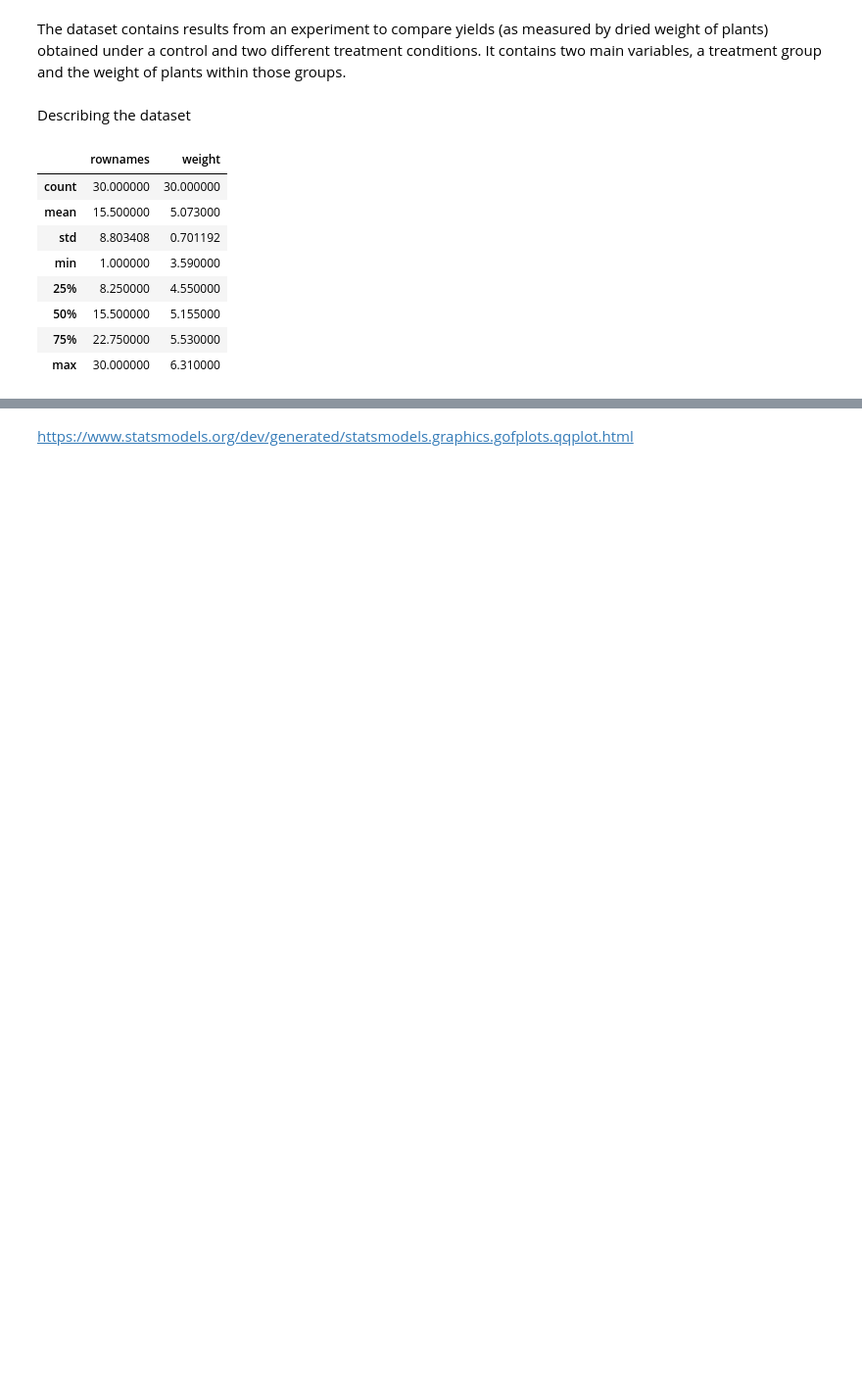
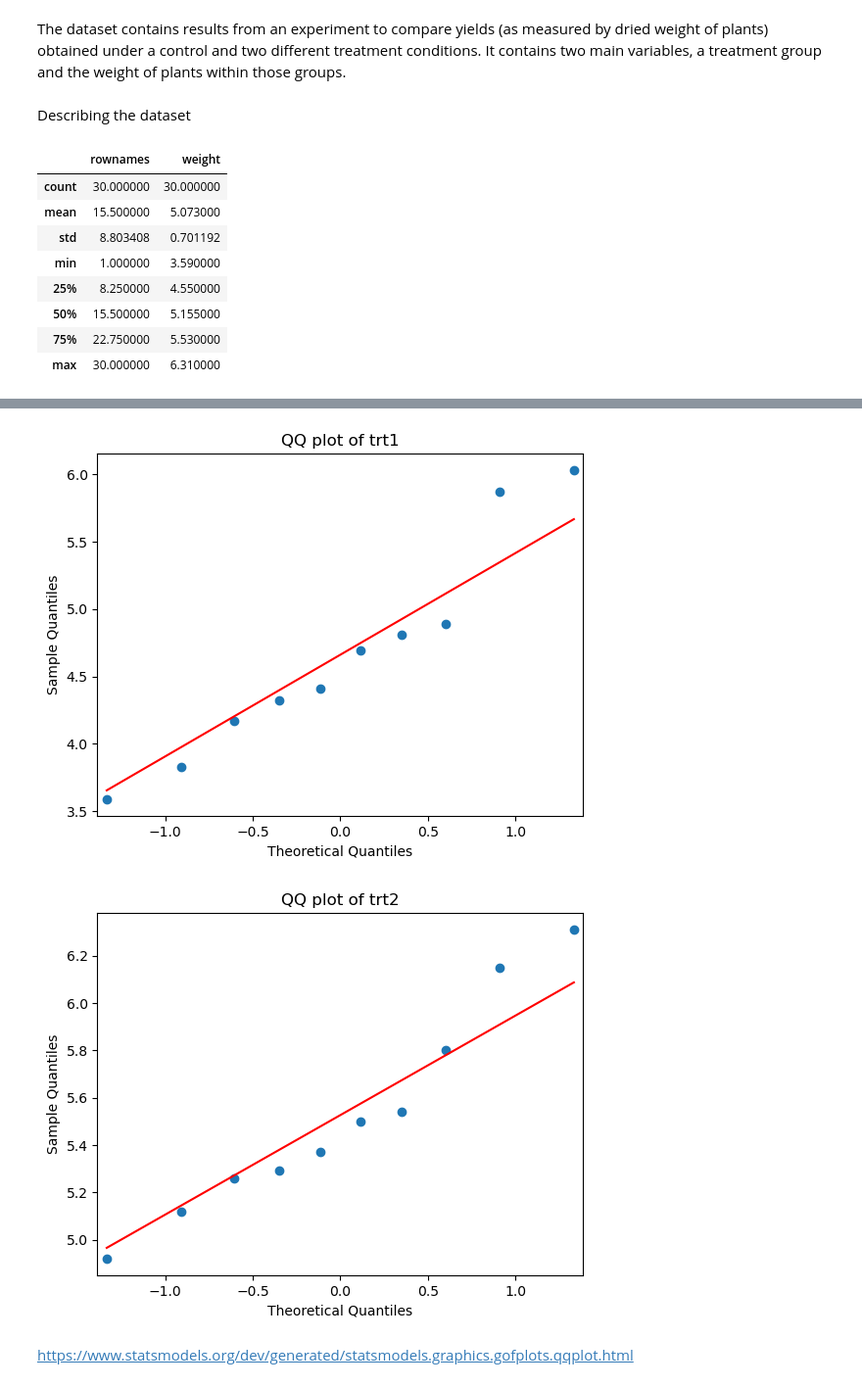
Before and after one commit to joannefeeney/applied_statistics, a Jupyter notebook: project.ipynb, the cells around one changed output, grey strips where cells are left out. Shown at 98% size. Drawn from its saved outputs; the diff is of its cells as text; code cells hidden in the pictures; blank space fills up the shorter version.

```diff
--- a/project.ipynb
+++ b/project.ipynb
@@ -119,0 +125,5 @@ plt.show()
+# %%
+# Creating variable for each group
+ctrl = data['weight'][data.group == 'ctrl']
+trt1 = data['weight'][data.group == 'trt1']
+trt2 = data['weight'][data.group == 'trt2']
@@ -120,3 +178,15 @@ plt.show()
+# %%
+# QQ plot for trt1 & trt2
+fig = sm.qqplot(trt1, line='s')
+plt.title('QQ plot of trt1')
+plt.show()
+
+fig = sm.qqplot(trt2, line='s')
+plt.title('QQ plot of trt2')
+plt.show()
+# %% [output]
+[figure, added]
+[figure, added]
 # %% [markdown]
 https://www.statsmodels.org/dev/generated/statsmodels.graphics.gofplots.qqplot.html
 # %% [markdown]
```
Also changed, not shown: parts of 50 cells of this notebook, 1 other file.
